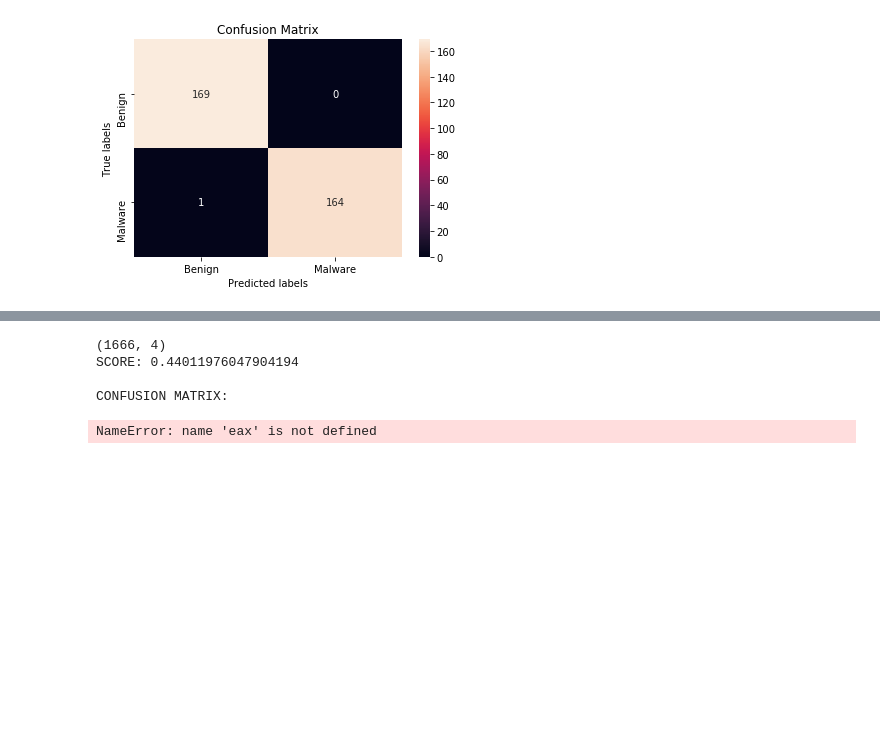
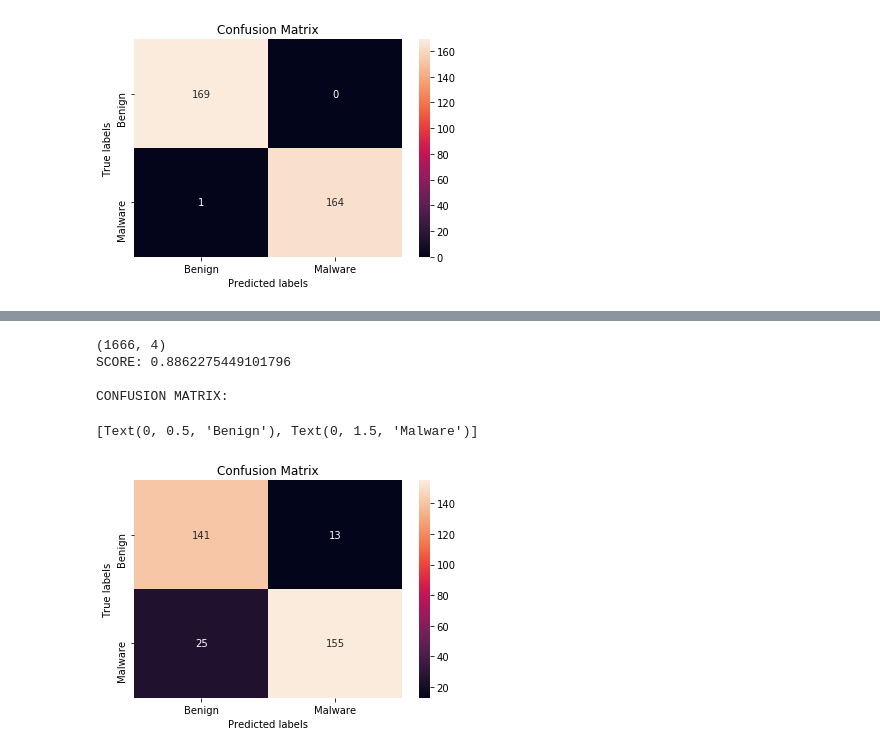
Before and after one commit to Kankarollo/pywall, a Jupyter notebook: utils/recognizerAI/RandomForestTest/magisterka.ipynb, the cells around one changed output, grey strips where cells are left out. Drawn from its saved outputs; the diff is of its cells as text; code cells hidden in the pictures; blank space fills up the shorter version.

```diff
--- a/utils/recognizerAI/RandomForestTest/magisterka.ipynb
+++ b/utils/recognizerAI/RandomForestTest/magisterka.ipynb
@@ -107,26 +126,27 @@ Text(0.5, 0, 'Główne składowe')
 # %%
 pca = PCA(n_components=4)
 x_new = pca.fit_transform(parameters)
 print(x_new.shape)
 x_train_pca, x_test_pca, y_train_pca, y_test_pca = train_test_split(x_new, labels, test_size=0.2, random_state=42)
 gnb = GaussianNB()
 gnb.fit(x_train_pca, y_train_pca)
 y_pred_pca = gnb.predict(x_test_pca)
 print(f"SCORE: {accuracy_score(y_test_pca, y_pred_pca)}")
 print("\nCONFUSION MATRIX:")
 cm = confusion_matrix(y_test_pca, y_pred_pca)
 
 ax = plt.subplot()
 sns.heatmap(cm, annot=True, fmt='g', ax=ax);
 
 ax.set_xlabel('Predicted labels')
 ax.set_ylabel('True labels')
 ax.set_title('Confusion Matrix')
 ax.xaxis.set_ticklabels(['Benign', 'Malware'])
-eax.yaxis.set_ticklabels(['Benign', 'Malware'])
+ax.yaxis.set_ticklabels(['Benign', 'Malware'])
 # %% [output]
 (1666, 4)
-SCORE: 0.44011976047904194
+SCORE: 0.8862275449101796
 
 CONFUSION MATRIX:
-NameError: name 'eax' is not defined
+[Text(0, 0.5, 'Benign'), Text(0, 1.5, 'Malware')]
+[figure, added]
```
Also changed, not shown: parts of 2 cells of this notebook.
